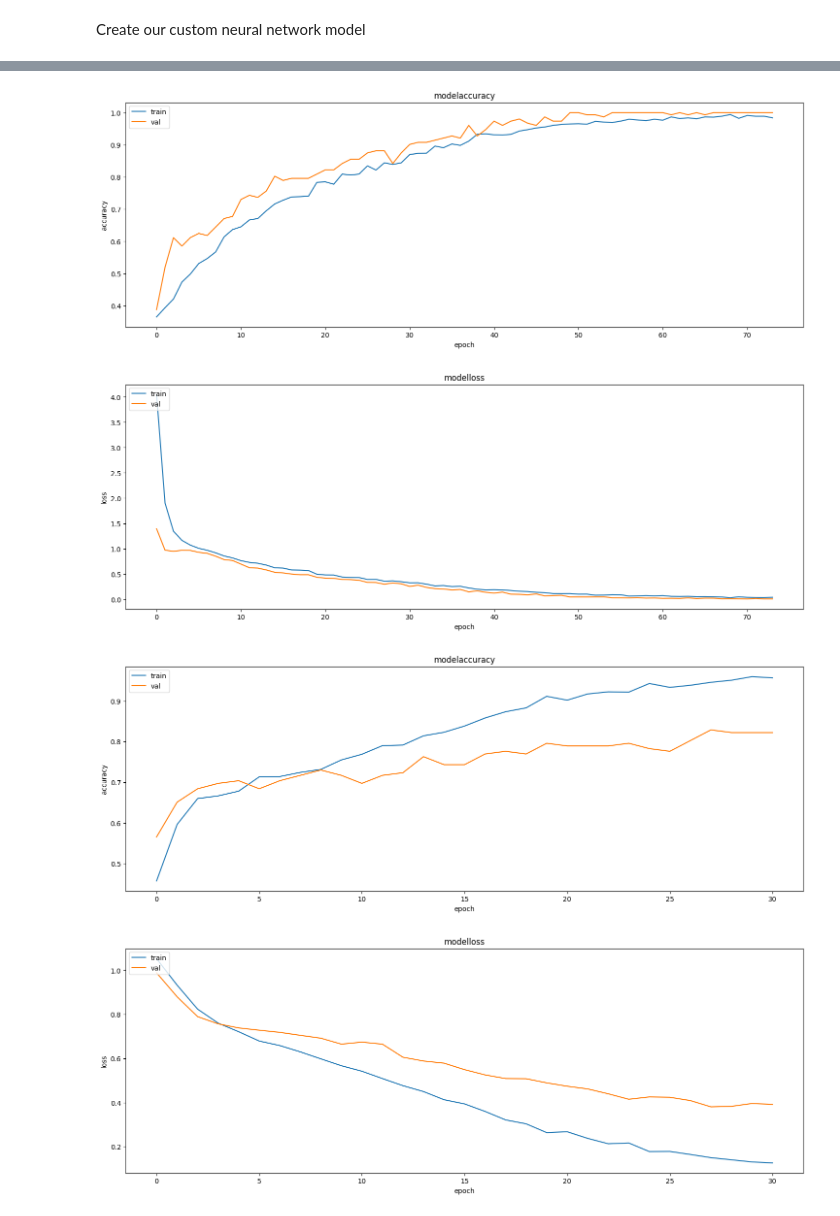
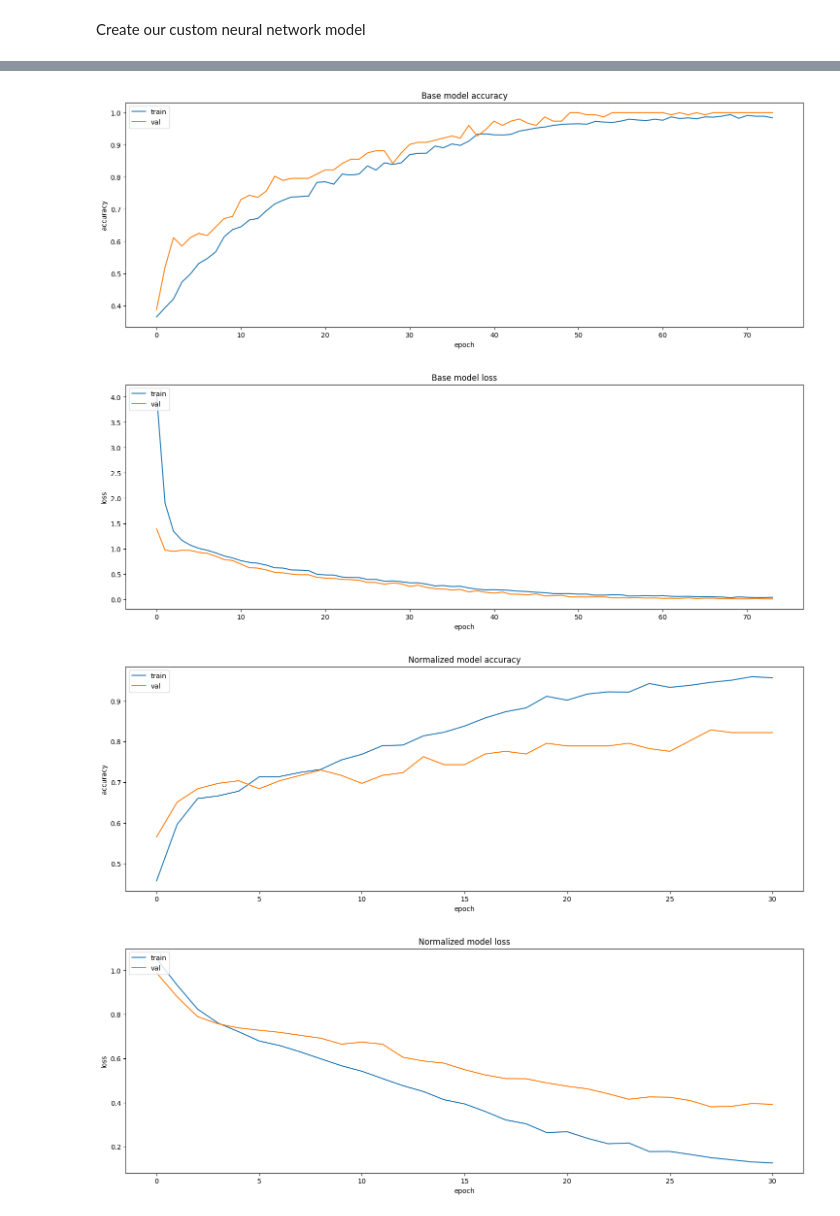
Before and after one commit to mathewsjoyy/Project_Code_Year3, a Jupyter notebook: Code/project_COPY_TEST.ipynb, the cells around one changed output, grey strips where cells are left out. Cells and saved outputs as stored; diff of their text form; code cells hidden in the pictures.

```diff
--- a/Code/project_COPY_TEST.ipynb
+++ b/Code/project_COPY_TEST.ipynb
@@ -862,35 +832,50 @@ Epoch 31/100
 # %%
 # TODO FIX THIS SO IT SHOWS THE DATA MODEL TYPE IN THE VISUAL TITLE E.G. base model, normalized model, normalized + PCA model <---- TODO
-# TODO THEN REMOVE THE PLOT CODE IN THE ABOVE STATEMENT AFTER CONFIRMING THEY BOTH GIVE SAME RESULTS
 
-def plot_data(kind):
-    plt.title('model' + kind)
+# Function to plot the history data (accuracy and loss)
+def plot_history_data(kind, name):
+    # Set our x, y labels and title
+    plt.title(name + ' model ' + kind)
     plt.ylabel(kind)
     plt.xlabel('epoch')
+
+    # Add train and validation data legend
     plt.legend(['train', 'val'], loc='upper left')
+
+    # Show the plot
     plt.show()
 
 # Plot accuracy history
 plt.plot(history.history['accuracy'])
 plt.plot(history.history['val_accuracy'])
-plot_data('accuracy')
+plot_history_data('accuracy', 'Base')
 
 # Plot loss history
 plt.plot(history.history['loss'])
 plt.plot(history.history['val_loss'])
-plot_data('loss')
+plot_history_data('loss', 'Base')
 
 # Plot accuracy history for normalized data
 plt.plot(history_normalized.history['accuracy'])
 plt.plot(history_normalized.history['val_accuracy'])
-plot_data('accuracy')
+plot_history_data('accuracy', 'Normalized')
 
 # Plot loss history for normalized data
 plt.plot(history_normalized.history['loss'])
 plt.plot(history_normalized.history['val_loss'])
-plot_data('loss')
+plot_history_data('loss', 'Normalized')
+
+# Plot accuracy history for PCA data
+plt.plot(history_PCA.history['accuracy'])
+plt.plot(history_PCA.history['val_accuracy'])
+plot_history_data('accuracy', 'PCA')
+
+# Plot loss history for PCA data
+plt.plot(history_PCA.history['loss'])
+plt.plot(history_PCA.history['val_loss'])
+plot_history_data('loss', 'PCA')
 # %% [output]
-[figure, old version]
+[figure, new version]
-[figure, old version]
+[figure, new version]
-[figure, old version]
+[figure, new version]
-[figure, old version]
+[figure, new version]
```
Also changed, not shown: parts of 8 cells of this notebook.
